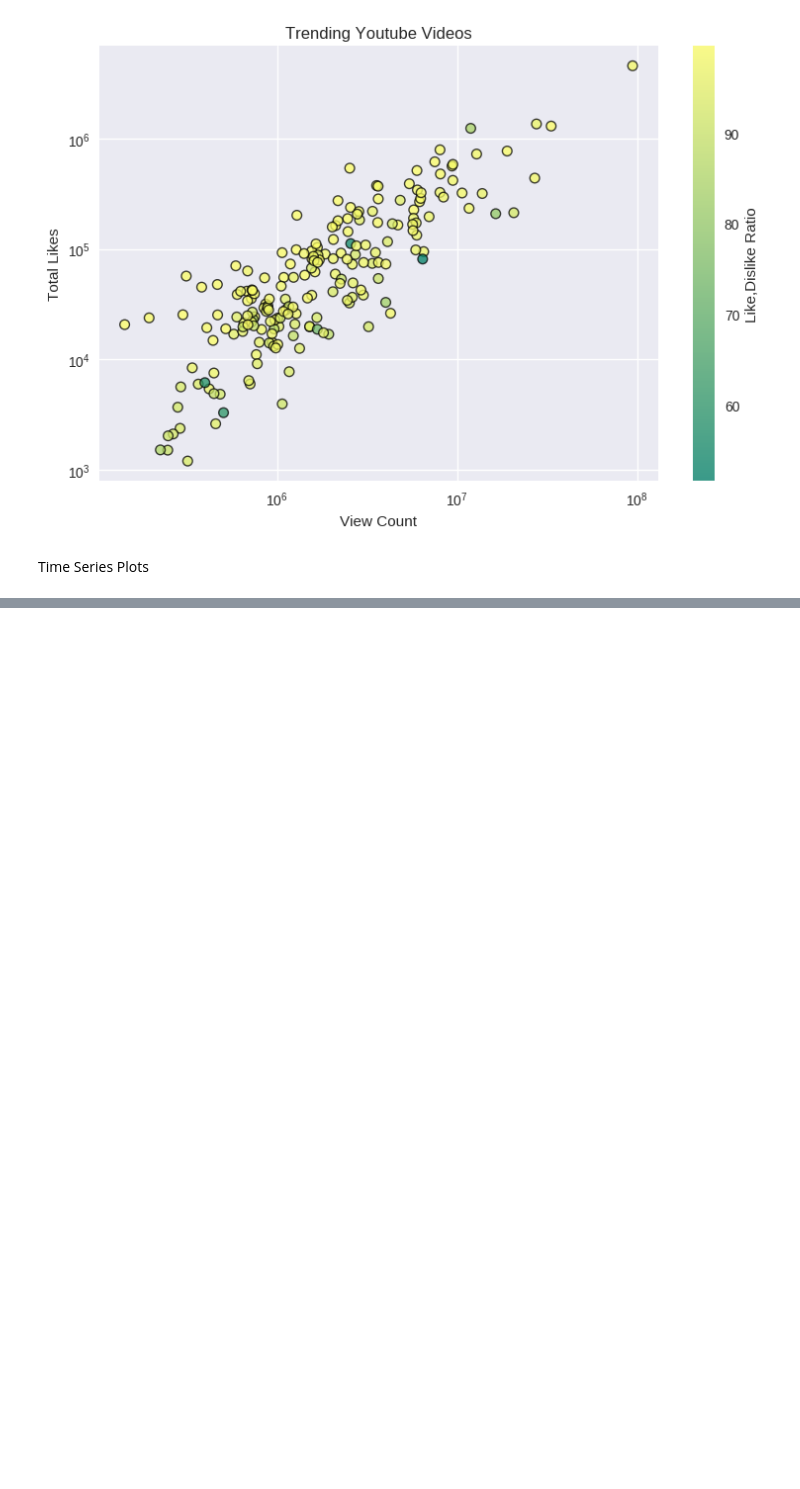
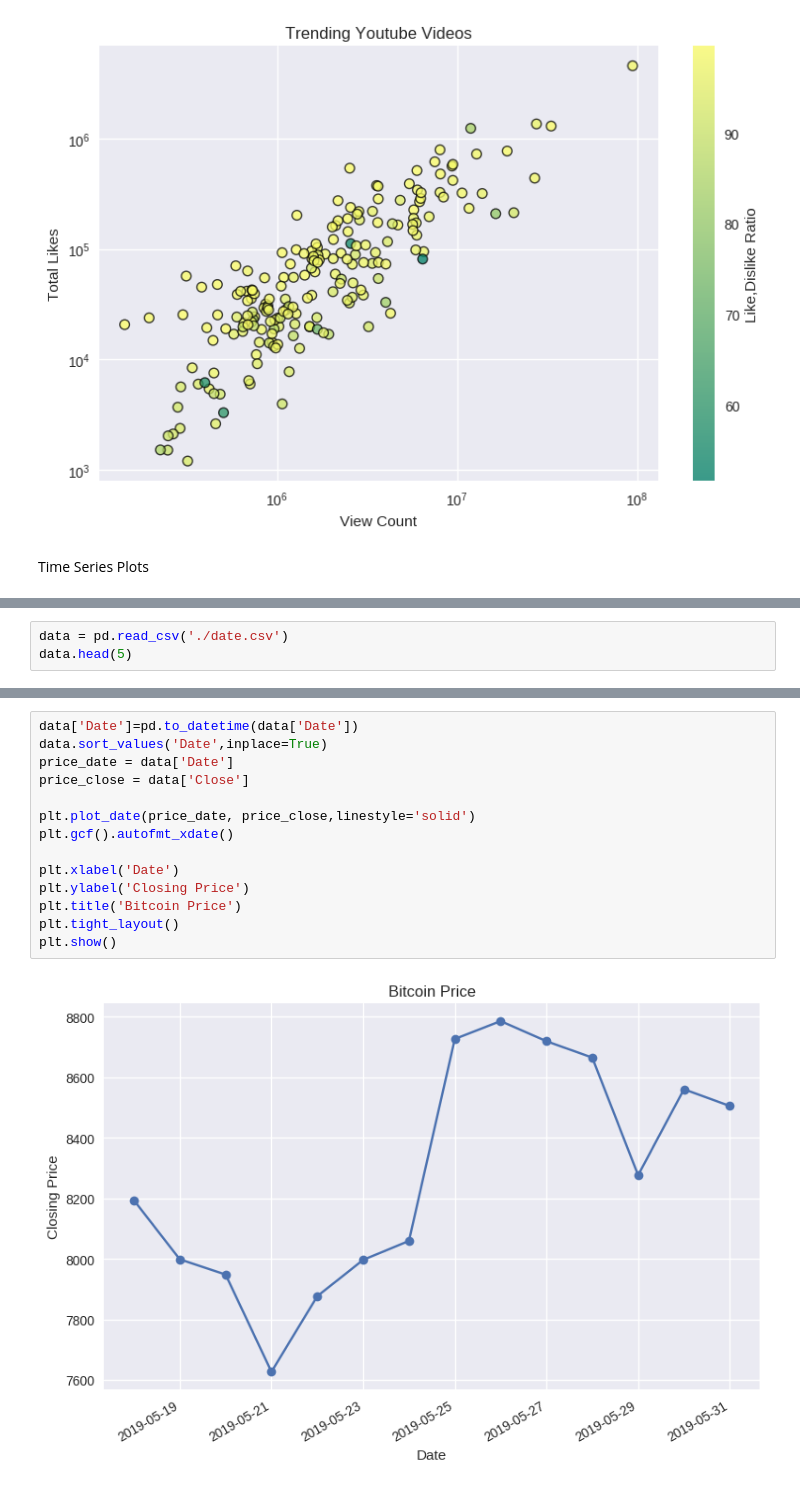
Before and after one commit to thestartupdeveloper10/Matplotlib, a Jupyter notebook: init.ipynb, the cells around one changed output, grey strips where cells are left out. Drawn from its saved outputs; the diff is of its cells as text; blank space fills up the shorter version.

```diff
--- a/init.ipynb
+++ b/init.ipynb
@@ -523,0 +562,3 @@ plt.show()
+# %%
+data = pd.read_csv('./date.csv')
+data.head(5)
@@ -523,0 +572,16 @@ plt.show()
+# %%
+data['Date']=pd.to_datetime(data['Date'])
+data.sort_values('Date',inplace=True)
+price_date = data['Date']
+price_close = data['Close']
+
+plt.plot_date(price_date, price_close,linestyle='solid')
+plt.gcf().autofmt_xdate()
+
+plt.xlabel('Date')
+plt.ylabel('Closing Price')
+plt.title('Bitcoin Price')
+plt.tight_layout()
+plt.show()
+# %% [output]
+[figure, added]
```
Also changed, not shown: parts of 6 cells of this notebook, 1 other file.
